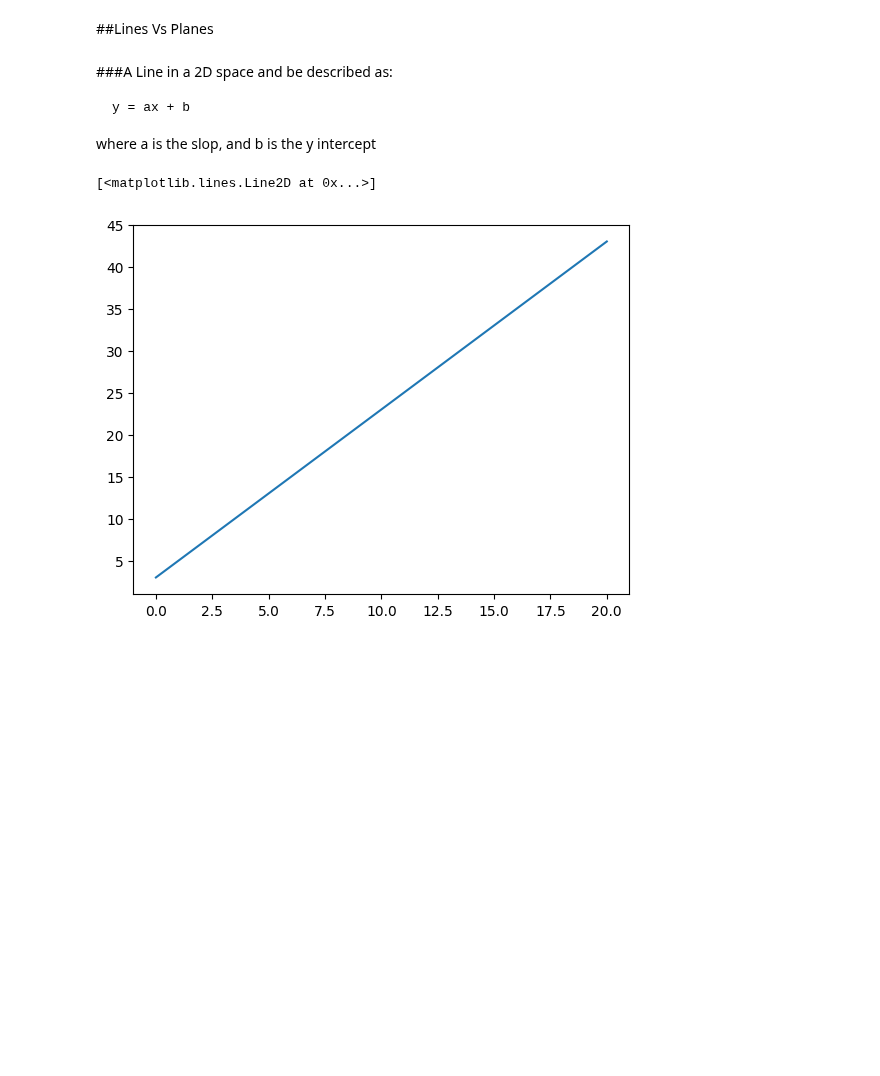
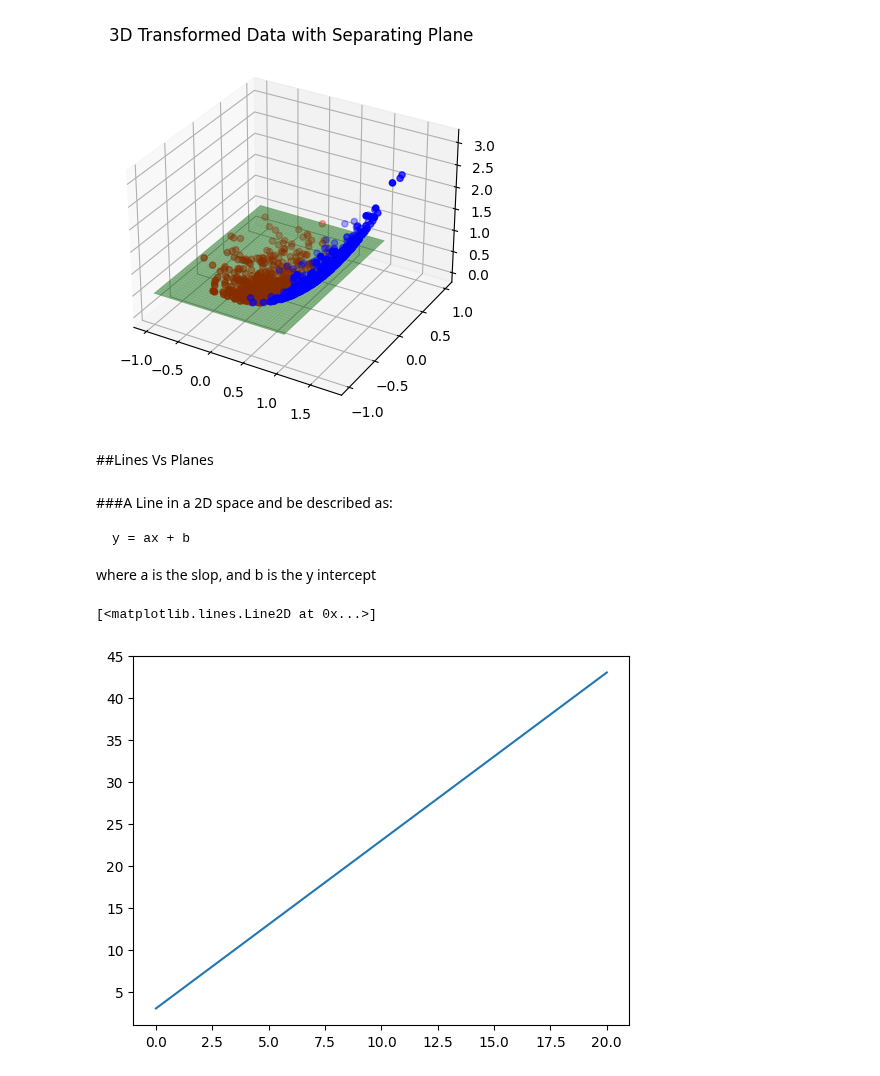
Before and after one commit to Metallicode/Math, a Jupyter notebook: Support_Vector_Machines_basic_theory.ipynb, the cells around one changed output. Cells and saved outputs as stored; diff of their text form; code cells hidden in the pictures; blank space fills up the shorter version.

```diff
--- a/Support_Vector_Machines_basic_theory.ipynb
+++ b/Support_Vector_Machines_basic_theory.ipynb
@@ -3,3 +100,22 @@
+# %%
+from mpl_toolkits.mplot3d import Axes3D
+
+# Transform to 3D
+Z = np.sum(X**2, axis=1)
+fig = plt.figure()
+ax = fig.add_subplot(111, projection='3d')
+ax.scatter(X[y==0][:, 0], X[y==0][:, 1], Z[y==0], color='red')
+ax.scatter(X[y==1][:, 0], X[y==1][:, 1], Z[y==1], color='blue')
+
+# Add separating plane
+xx, yy = np.meshgrid(np.linspace(-1, 1, 50), np.linspace(-1, 1, 50))
+zz = 0.5 * np.ones_like(xx)
+ax.plot_surface(xx, yy, zz, alpha=0.5, color='green')
+
+plt.title("3D Transformed Data with Separating Plane")
+plt.show()
+# %% [output]
+[figure, added]
 # %%
 import numpy as np
 import matplotlib.pyplot as plt
```
Also changed, not shown: parts of 4 cells of this notebook.
